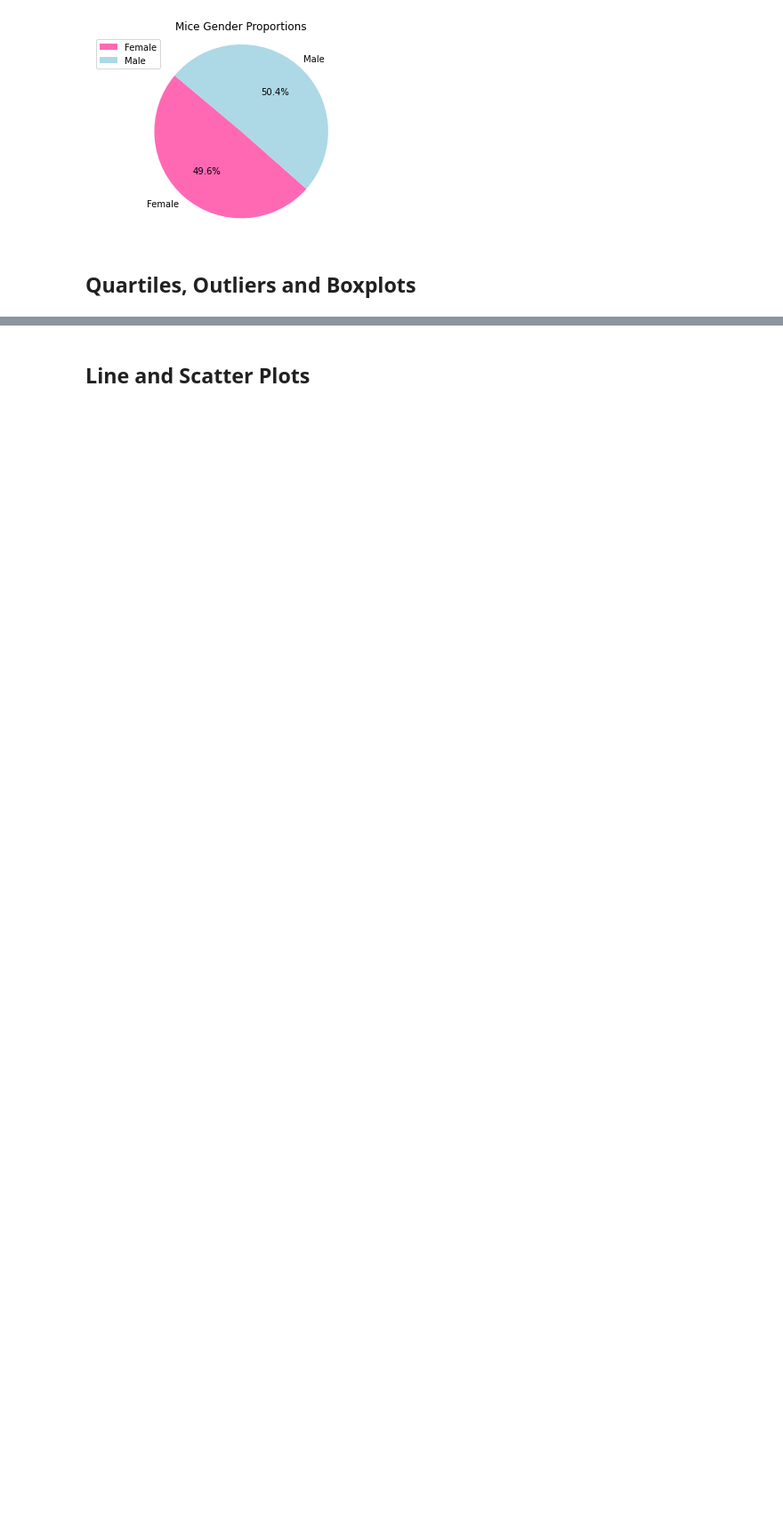
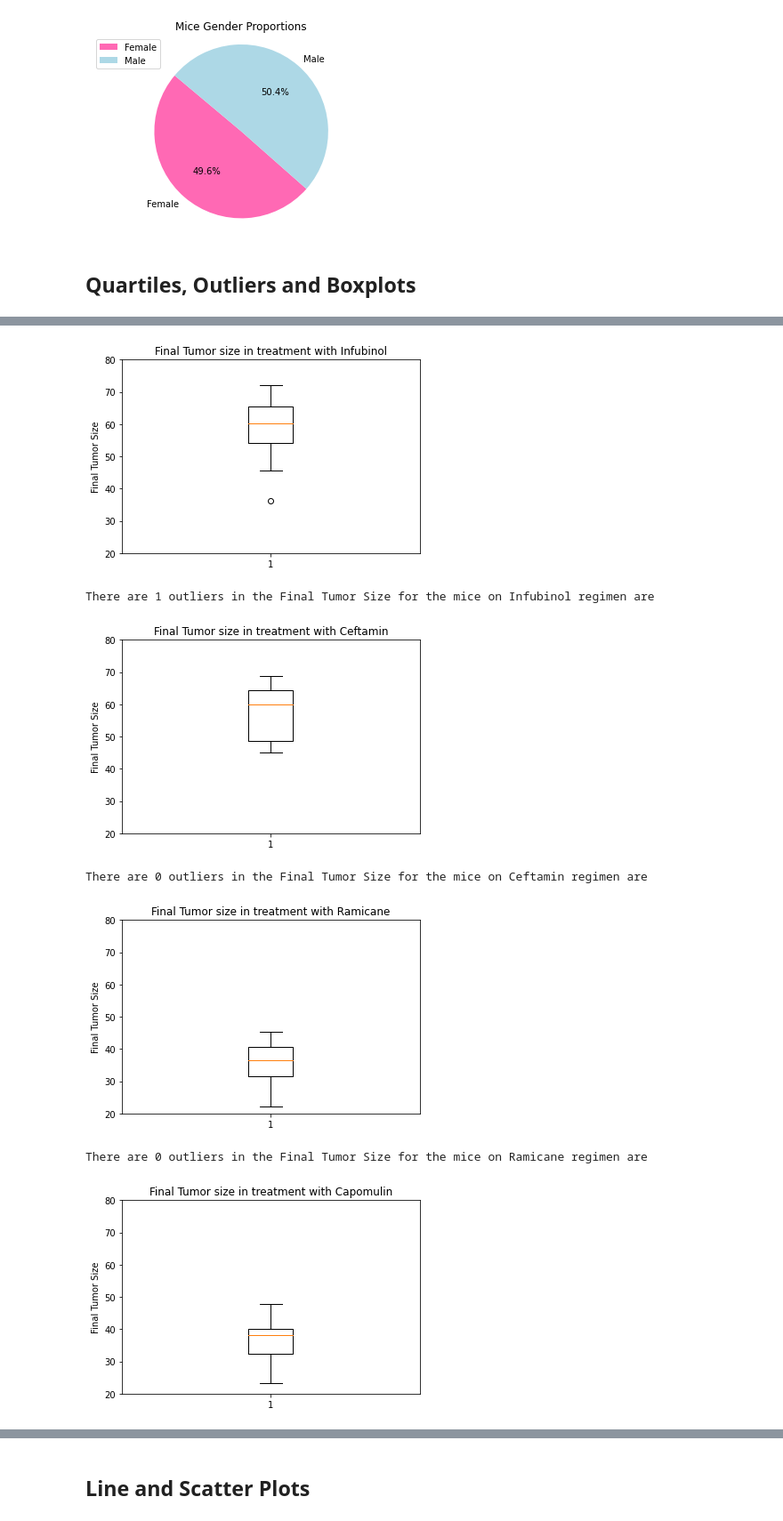
Before and after one commit to carliemazar/matplotlib-challenge, a Jupyter notebook: Instructions/Pymaceuticals/pymaceuticals_starter.ipynb, the cells around one changed output, grey strips where cells are left out. Shown: that part at 89% size. Saved outputs shown, nothing was run; the diff lists cells and outputs as text; code cells hidden in the pictures; blank space fills up the shorter version.

Commit message:
uploaded all files except for combining boxplots

```diff
--- a/Instructions/Pymaceuticals/pymaceuticals_starter.ipynb
+++ b/Instructions/Pymaceuticals/pymaceuticals_starter.ipynb
@@ -219,0 +235,37 @@ clean_mouse_df.head()
+# %%
+# Put treatments into a list for for loop (and later for plot labels)
+regimen_list = FTS["Drug Regimen"].unique()
+tumorsize = pd.DataFrame({regimen_list[0]:[],
+                         regimen_list[1]:[],
+                         regimen_list[2]:[],
+                         regimen_list[3]:[]})
+tumorsize
+
+# Create empty list to fill with tumor vol data (for plotting)
+tumor_vol = []
+for d in regimen_list:
+
+# Calculate the IQR and quantitatively determine if there are any potential outliers.
+
+    FTS_sorted=FTS.loc[FTS['Drug Regimen']==d].sort_values('Final Tumor Size')
+    quartiles=FTS_sorted['Final Tumor Size'].quantile([.25,.5,.75])
+    lower=quartiles[.25]
+    upper=quartiles[.75]
+    IQR=upper-lower
+    tumor_vol.append(FTS_sorted['Final Tumor Size'])
+#     tumor_df.loc[:,d]=[tumor_vol_data]
+    plt.boxplot(FTS_sorted['Final Tumor Size'])
+    plt.title(f'Final Tumor size in treatment with {d}')
+    plt.ylabel('Final Tumor Size')
+    plt.ylim(20,80)
+    plt.show()
+    outliers= FTS_sorted.loc[(FTS_sorted['Final Tumor Size']>1.5*IQR+upper) | (FTS_sorted['Final Tumor Size']<lower-1.5*IQR)]
+    print(f"There are {len(outliers)} outliers in the Final Tumor Size for the mice on {d} regimen are " )
+# %% [output]
+[figure, added]
+There are 1 outliers in the Final Tumor Size for the mice on Infubinol regimen are
+[figure, added]
+There are 0 outliers in the Final Tumor Size for the mice on Ceftamin regimen are
+[figure, added]
+There are 0 outliers in the Final Tumor Size for the mice on Ramicane regimen are
+[figure, added]
```
Also changed, not shown: parts of 12 cells of this notebook.
